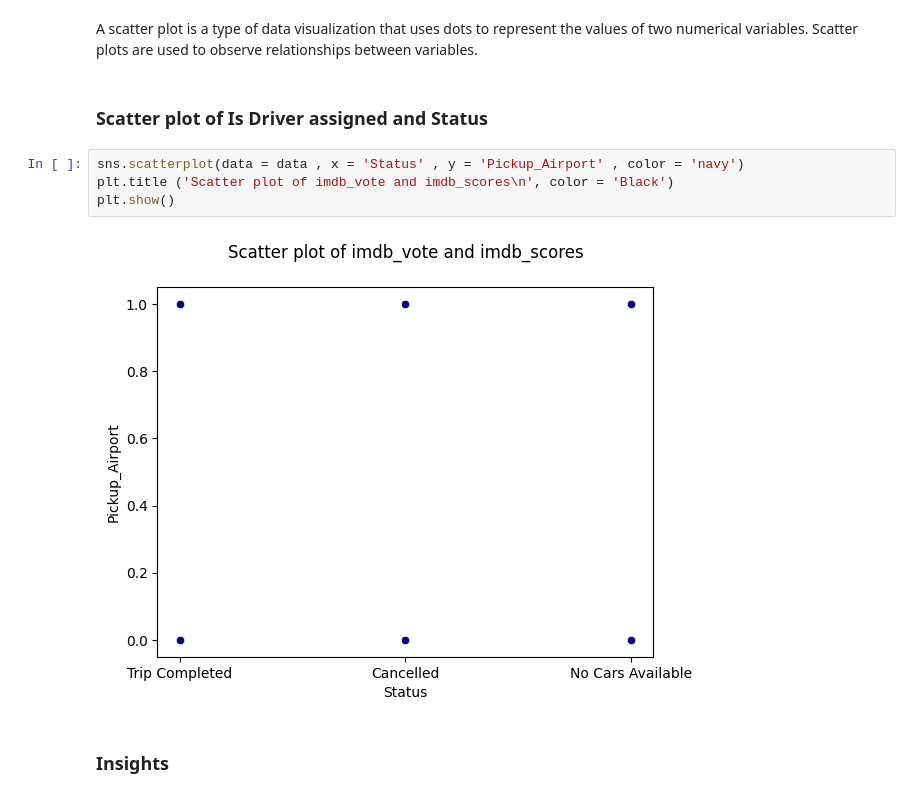
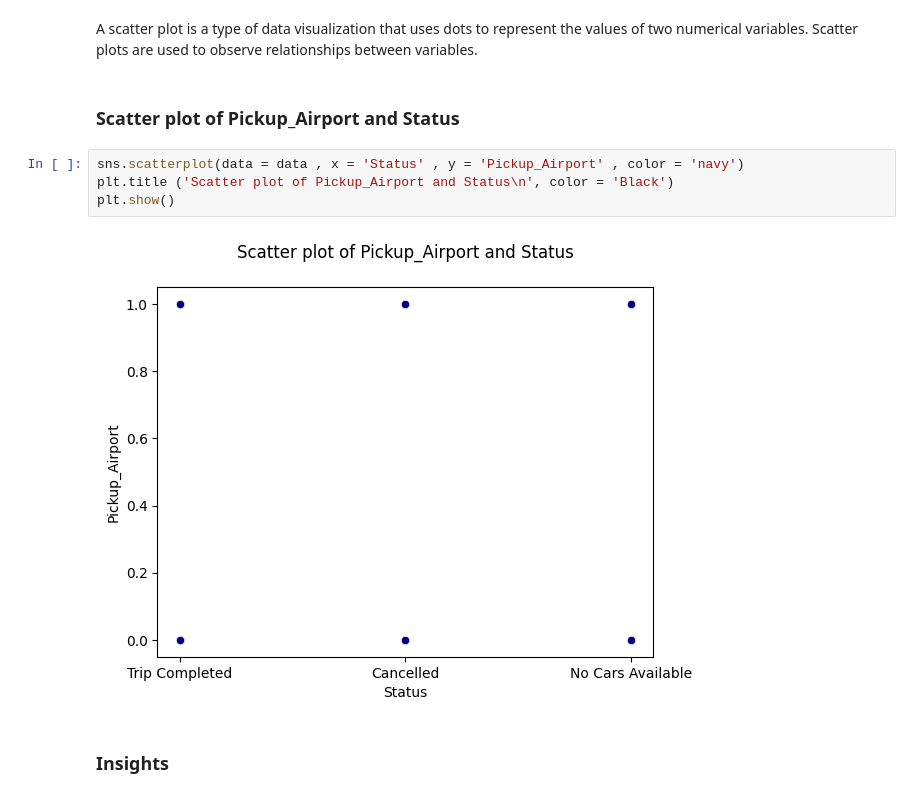
Before and after one commit to Ketan10-py/Uber-_Supply_Demand_Gaps, a Jupyter notebook: Uber_supply_Demand_EDA.ipynb, the cells around one changed output. Saved outputs shown, nothing was run; the diff lists cells and outputs as text.

```diff
--- a/Uber_supply_Demand_EDA.ipynb
+++ b/Uber_supply_Demand_EDA.ipynb
@@ -440,13 +440,13 @@ data
 # %% [markdown]
 A scatter plot is a type of data visualization that uses dots to represent the values of two numerical variables. Scatter plots are used to observe relationships between variables.
 # %% [markdown]
-### Scatter plot of Is Driver assigned and Status
+### Scatter plot of Pickup_Airport and Status
 # %%
 sns.scatterplot(data = data , x = 'Status' , y = 'Pickup_Airport' , color = 'navy')
-plt.title ('Scatter plot of imdb_vote and imdb_scores\n', color = 'Black')
+plt.title ('Scatter plot of Pickup_Airport and Status\n', color = 'Black')
 plt.show()
 # %% [output]
-[figure, old version]
+[figure, new version]
 # %% [markdown]
 ### Insights
 # %% [markdown]
```
Also changed, not shown: parts of 2 cells of this notebook.
